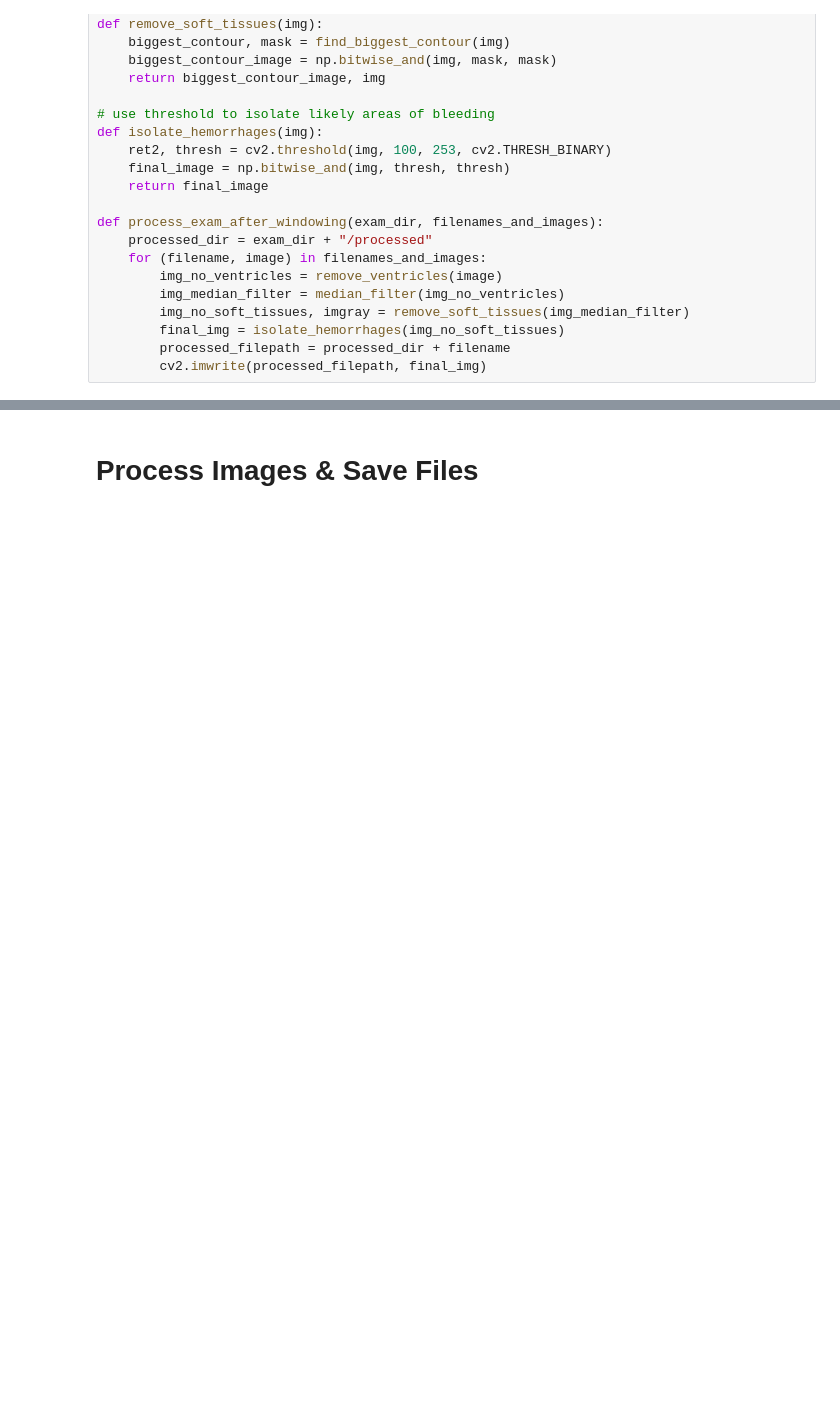
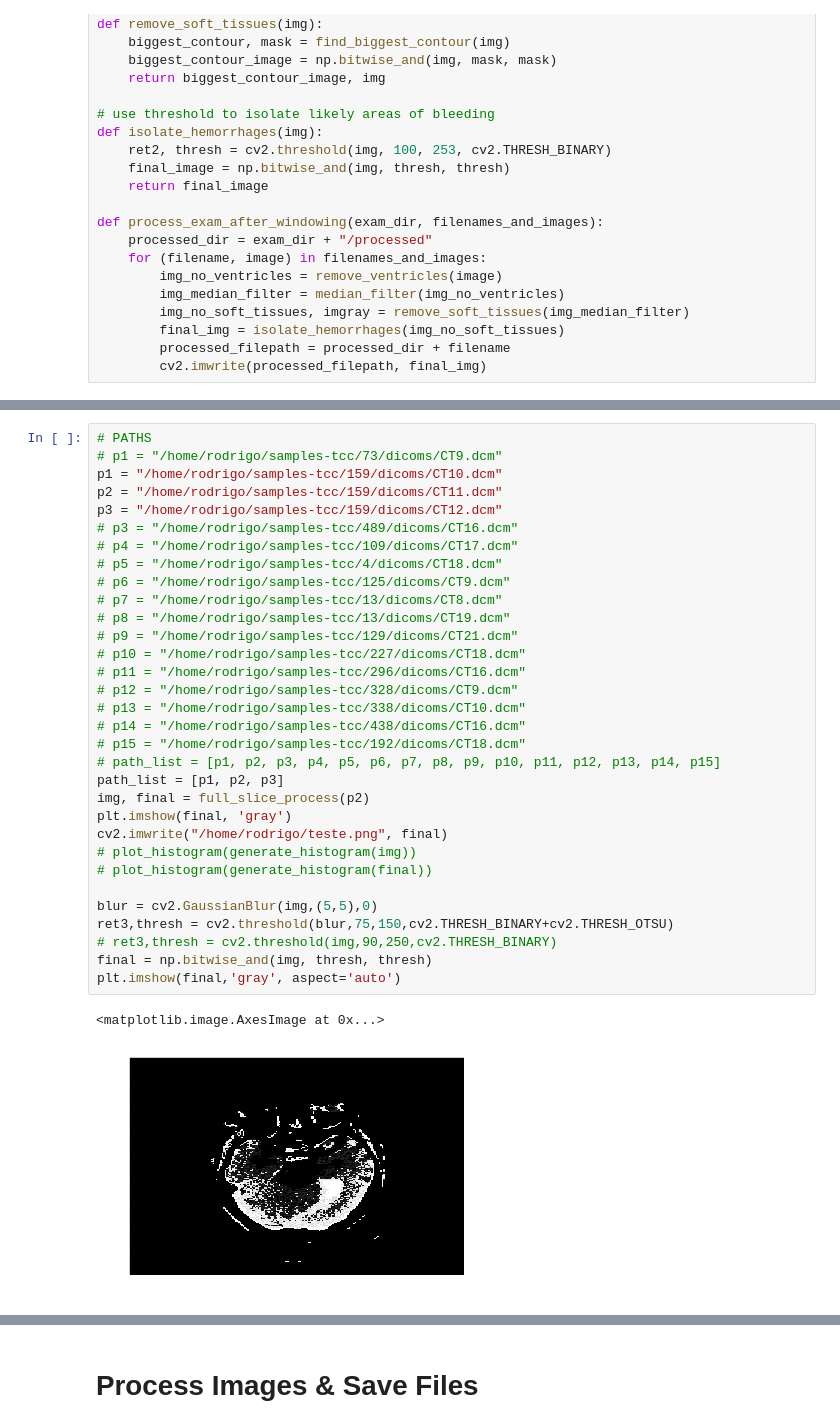
Before and after one commit to PinheiroRodrigo/StrokeDetection, a Jupyter notebook: ProcessImages.ipynb, the cells around one changed output, grey strips where cells are left out. Saved outputs shown, nothing was run; the diff lists cells and outputs as text; blank space fills up the shorter version.

```diff
--- a/ProcessImages.ipynb
+++ b/ProcessImages.ipynb
@@ -237,0 +244,35 @@ plot_image(final_img)
+# %%
+# PATHS
+# p1 = "/home/rodrigo/samples-tcc/73/dicoms/CT9.dcm"
+p1 = "/home/rodrigo/samples-tcc/159/dicoms/CT10.dcm"
+p2 = "/home/rodrigo/samples-tcc/159/dicoms/CT11.dcm"
+p3 = "/home/rodrigo/samples-tcc/159/dicoms/CT12.dcm"
+# p3 = "/home/rodrigo/samples-tcc/489/dicoms/CT16.dcm"
+# p4 = "/home/rodrigo/samples-tcc/109/dicoms/CT17.dcm"
+# p5 = "/home/rodrigo/samples-tcc/4/dicoms/CT18.dcm"
+# p6 = "/home/rodrigo/samples-tcc/125/dicoms/CT9.dcm"
+# p7 = "/home/rodrigo/samples-tcc/13/dicoms/CT8.dcm"
+# p8 = "/home/rodrigo/samples-tcc/13/dicoms/CT19.dcm"
+# p9 = "/home/rodrigo/samples-tcc/129/dicoms/CT21.dcm"
+# p10 = "/home/rodrigo/samples-tcc/227/dicoms/CT18.dcm"
+# p11 = "/home/rodrigo/samples-tcc/296/dicoms/CT16.dcm"
+# p12 = "/home/rodrigo/samples-tcc/328/dicoms/CT9.dcm"
+# p13 = "/home/rodrigo/samples-tcc/338/dicoms/CT10.dcm"
+# p14 = "/home/rodrigo/samples-tcc/438/dicoms/CT16.dcm"
+# p15 = "/home/rodrigo/samples-tcc/192/dicoms/CT18.dcm"
+# path_list = [p1, p2, p3, p4, p5, p6, p7, p8, p9, p10, p11, p12, p13, p14, p15]
+path_list = [p1, p2, p3]
+img, final = full_slice_process(p2)
+plt.imshow(final, 'gray')
+cv2.imwrite("/home/rodrigo/teste.png", final)
+# plot_histogram(generate_histogram(img))
+# plot_histogram(generate_histogram(final))
+
+blur = cv2.GaussianBlur(img,(5,5),0)
+ret3,thresh = cv2.threshold(blur,75,150,cv2.THRESH_BINARY+cv2.THRESH_OTSU)
+# ret3,thresh = cv2.threshold(img,90,250,cv2.THRESH_BINARY)
+final = np.bitwise_and(img, thresh, thresh)
+plt.imshow(final,'gray', aspect='auto')
+# %% [output]
+<matplotlib.image.AxesImage at 0x...>
+[figure, added]
```
Also changed, not shown: parts of 10 cells of this notebook, 2 other files.
